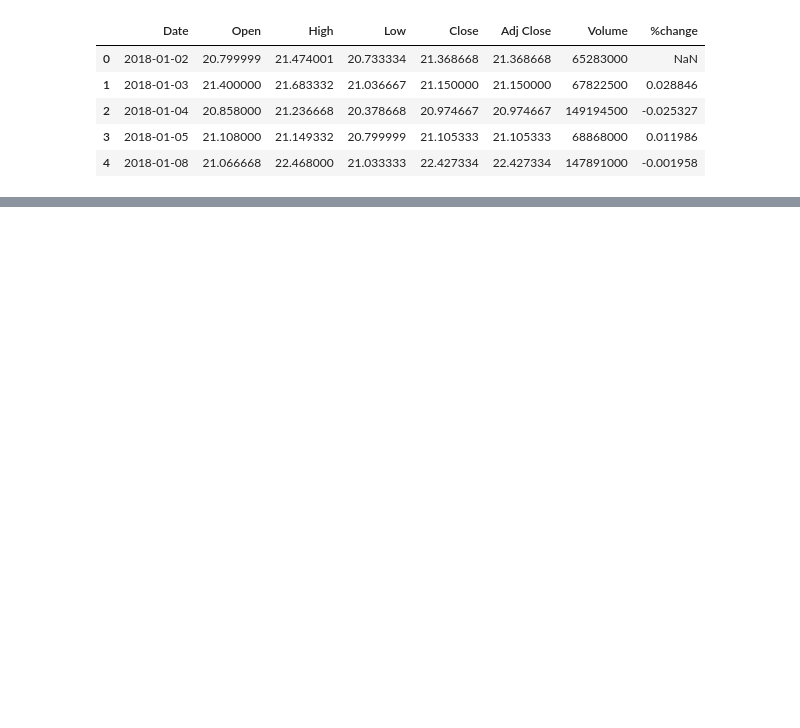
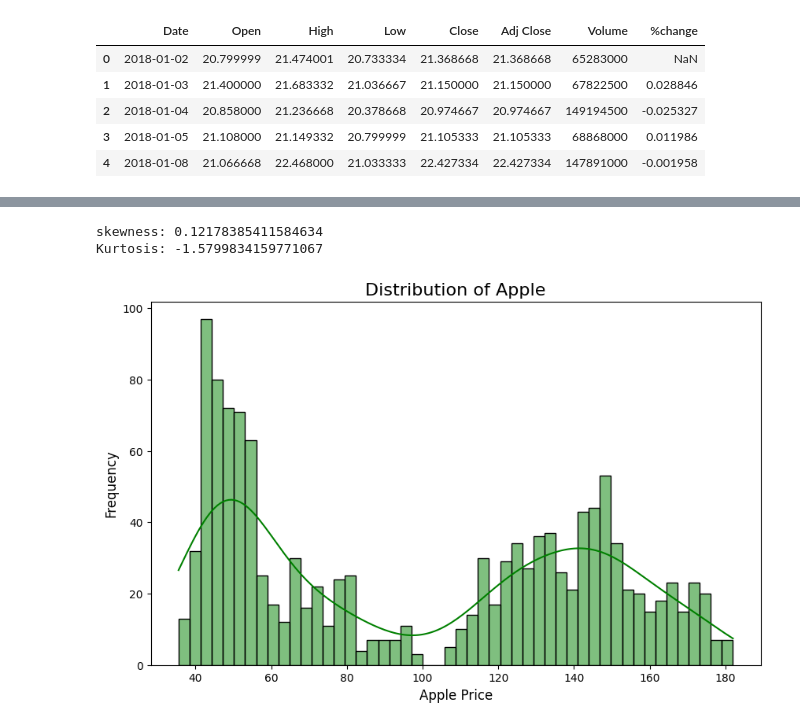
Before and after one commit to frktsc/SP-stock-price, a Jupyter notebook: Stoks_Analysis.ipynb, the cells around one changed output, grey strips where cells are left out. Drawn from its saved outputs; the diff is of its cells as text; code cells hidden in the pictures; blank space fills up the shorter version.

```diff
--- a/Stoks_Analysis.ipynb
+++ b/Stoks_Analysis.ipynb
@@ -30 +112,21 @@ data_MSFT.head()
+# %%
+apple_skewness = Data_Apple['Close'].skew()
+print("skewness:", apple_skewness)
+
+apple_kurtosis = Data_Apple['Close'].kurtosis()
+print("Kurtosis:", apple_kurtosis)
+# %% [output]
+skewness: 0.12178385411584634
+Kurtosis: -1.5799834159771067
+# %%
+plt.figure(figsize=(10, 6))
+
+sns.histplot(data=Data_Apple['Close'], kde=True, bins=50, color='green', edgecolor='black')
+
+plt.xlabel('Apple Price', fontsize=12)
+plt.ylabel('Frequency', fontsize=12)
+plt.title('Distribution of Apple', fontsize=16)
+plt.show()
+# %% [output]
+[figure, added]
 # %%
```
Also changed, not shown: parts of 17 cells of this notebook, 2 other files.
